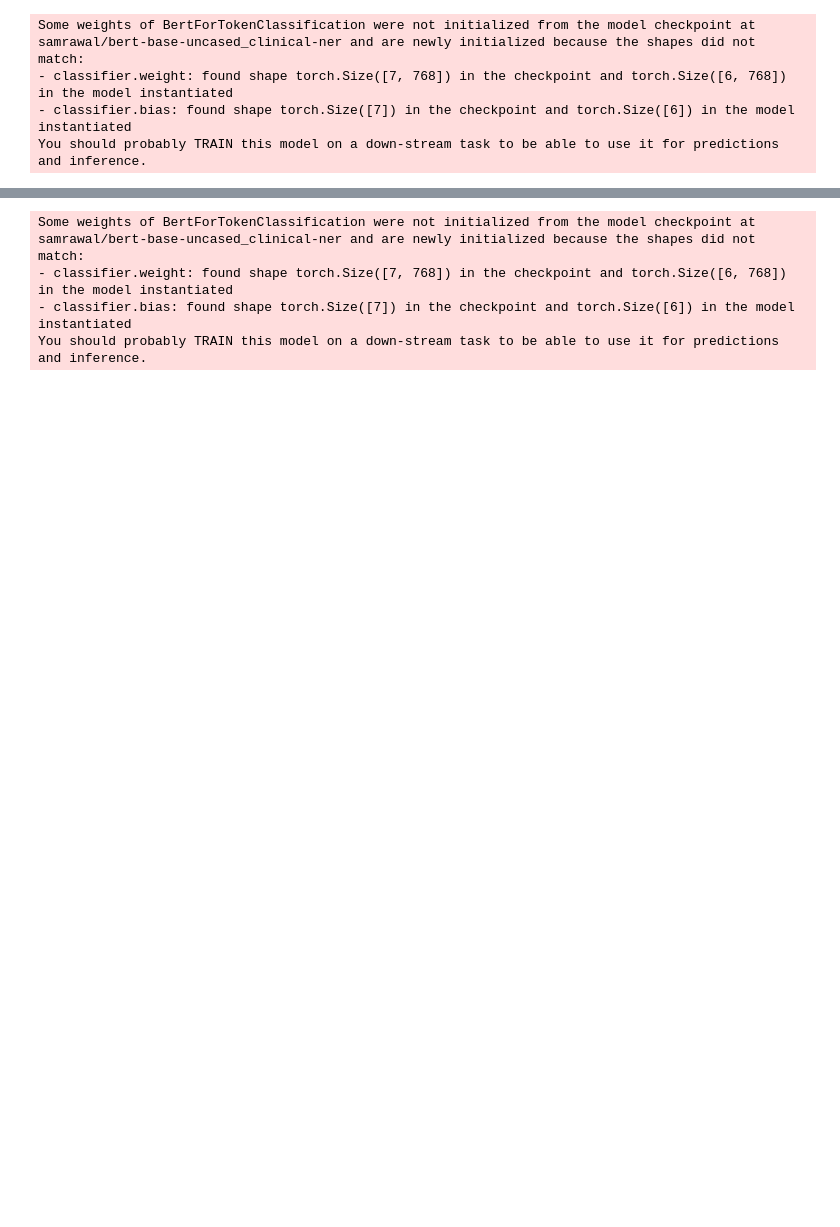
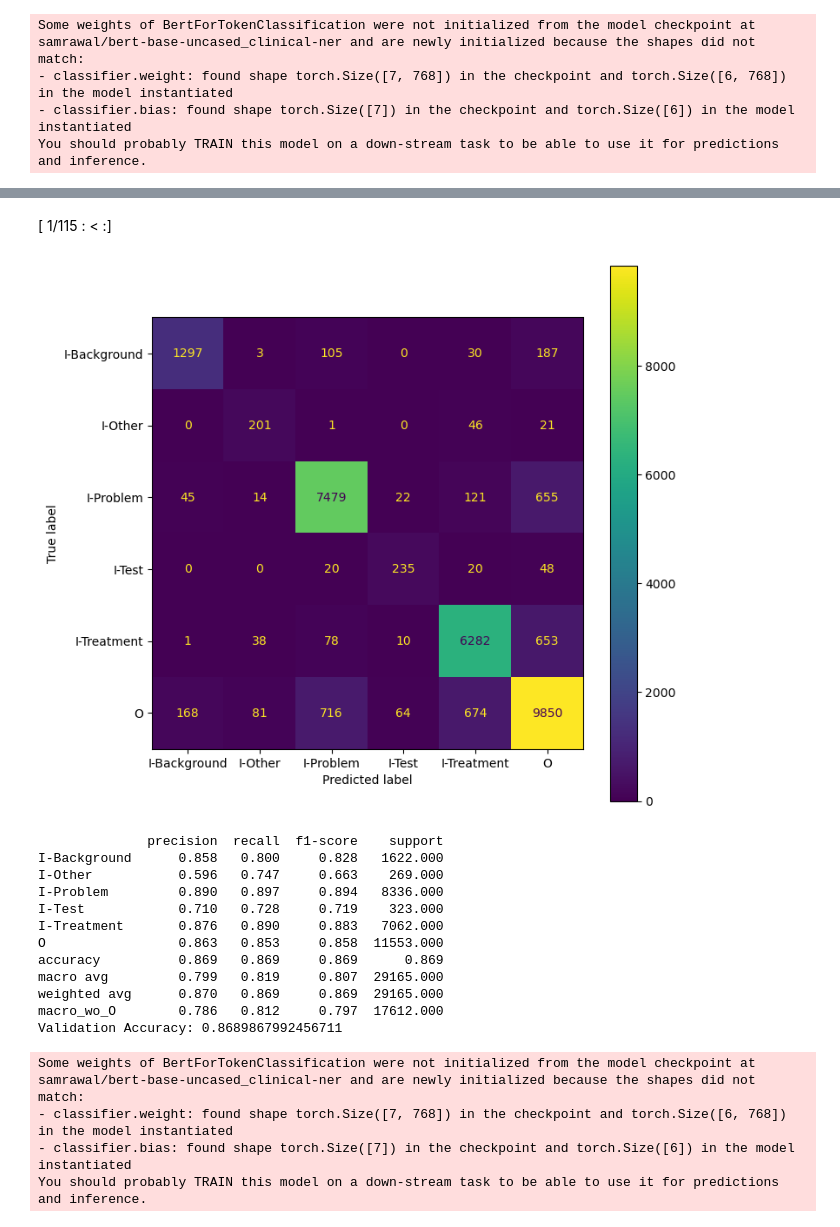
Before and after one commit to lara-ozyegen/MRP_MedHighlight, a Jupyter notebook: notebooks/trainer_clinical_bert.ipynb, the cells around one changed output, grey strips where cells are left out. Cells and saved outputs as stored; diff of their text form; code cells hidden in the pictures; blank space fills up the shorter version.

Commit message:
tests with phee are done

```diff
--- a/notebooks/trainer_clinical_bert.ipynb
+++ b/notebooks/trainer_clinical_bert.ipynb
@@ -18,4 +14,10 @@ test_df = pd.read_csv('data/processed/phee/ace/test_w_test_tag_mapped.csv')
 # %%
+# 60 train, 20 dev, 20 test
+train_df = pd.read_csv('data/processed/phee/ace/train_w_test_tag_new_mapped.csv')
+dev_df = pd.read_csv('data/processed/phee/ace/dev_w_test_tag_new_mapped.csv')
+test_df = pd.read_csv('data/processed/phee/ace/test_w_test_tag_new_mapped.csv')
+
+
 train_df = train_df[['Sentence', 'Med_Tag']]
 train_df.rename(columns={"Sentence": "sentence", "Med_Tag": "tag"}, inplace=True)
 dev_df = dev_df[['Sentence', 'Med_Tag']]
@@ -30,10 +32,13 @@ dev_df['tag'] = dev_df['tag'].apply(lambda x: x.split())
 test_df['sentence'] = test_df['sentence'].apply(lambda x: x.split())
 test_df['tag'] = test_df['tag'].apply(lambda x: x.split())
 
+# train_dev_df = pd.concat([train_df, dev_df], ignore_index=True)
+
 # save to csv
-train_df.to_csv('data/processed/phee/ace/final_train.csv', index=False)
-dev_df.to_csv('data/processed/phee/ace/final_dev.csv', index=False)
-test_df.to_csv('data/processed/phee/ace/final_test.csv', index=False)
+train_df.to_csv('data/processed/phee/ace/final_train.csv', index=False) # final_train is train+dev
+dev_df.to_csv('data/processed/phee/ace/final_dev.csv', index=False) # final_dev is test
+test_df.to_csv('data/processed/phee/ace/final_test.csv', index=False) # final_test is test
+# train_dev_df
 # %%
 device = 'cuda' if cuda.is_available() else 'cpu'
 print(device)
@@ -262,3 +412,23 @@ TrainOutput(global_step=880, training_loss=0.31166449893604625, metrics={'train_
+# %%
+evaluation_results = trainer.evaluate()
+
+validation_accuracy = evaluation_results['eval_accuracy']
+print(f"Validation Accuracy: {validation_accuracy}")
+# %% [output]
+[ 1/115 : < :]
+[figure, added]
+              precision  recall  f1-score    support
+I-Background      0.858   0.800     0.828   1622.000
+I-Other           0.596   0.747     0.663    269.000
+I-Problem         0.890   0.897     0.894   8336.000
+I-Test            0.710   0.728     0.719    323.000
+I-Treatment       0.876   0.890     0.883   7062.000
+O                 0.863   0.853     0.858  11553.000
+accuracy          0.869   0.869     0.869      0.869
+macro avg         0.799   0.819     0.807  29165.000
+weighted avg      0.870   0.869     0.869  29165.000
+macro_wo_O        0.786   0.812     0.797  17612.000
+Validation Accuracy: 0.8689867992456711
 # %%
 # trainer.push_to_hub(commit_message="Training complete")
 # %%
```
Also changed, not shown: parts of 14 cells of this notebook, 3 other files.
